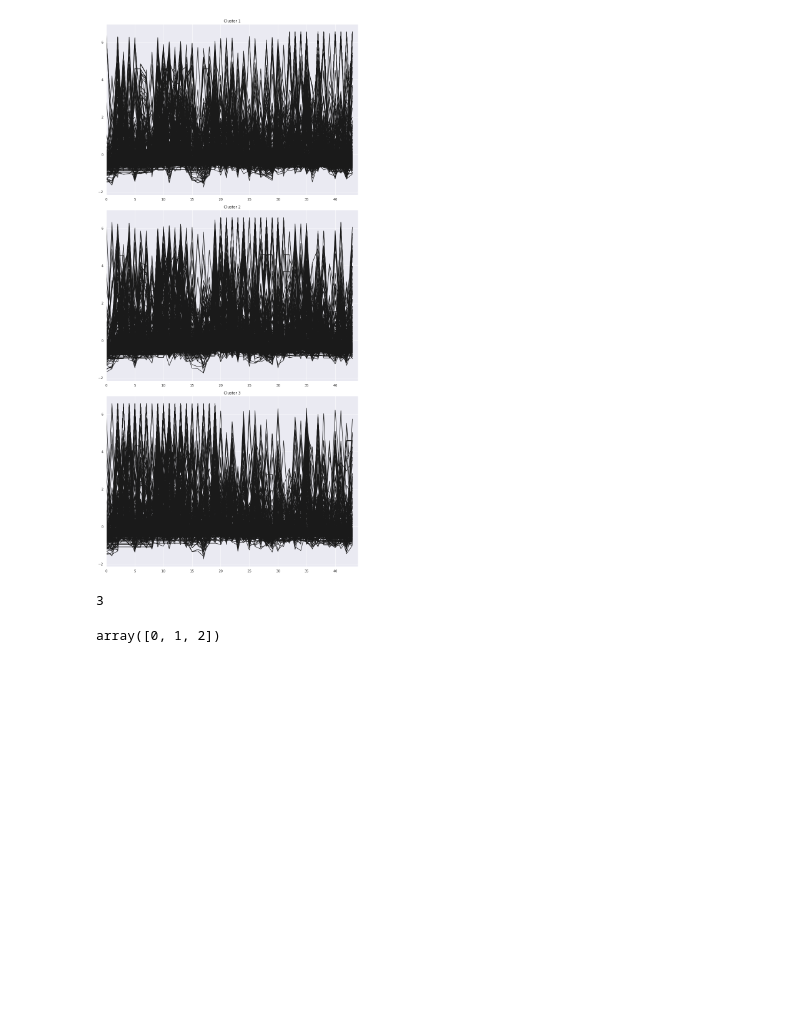
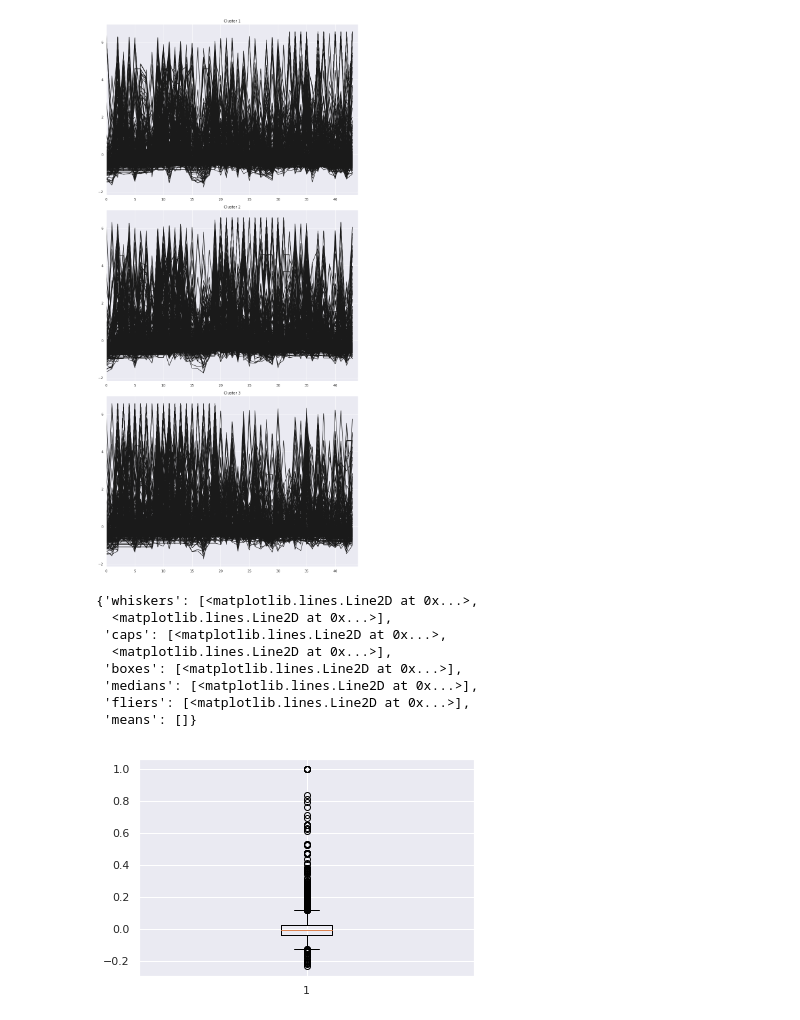
Before and after one commit to rodrigorivera/nr_clustering, a Jupyter notebook: notebooks/clustering_methods.ipynb, the cells around one changed output. Saved outputs shown, nothing was run; the diff lists cells and outputs as text; code cells hidden in the pictures; blank space fills up the shorter version.

```diff
--- a/notebooks/clustering_methods.ipynb
+++ b/notebooks/clustering_methods.ipynb
@@ -113,15 +113,32 @@ def k_shape(data_series_normalized, n_clusters=3, verbose=True, seed=0):
 
     return ks, ks.fit_predict(X_train)
 
-def compute_scores(ks, X_train, y_pred):
+def compute_scores(ks, X_train, y_pred, centroid=False):
 
     scores = []
     for yi in range(ks.n_clusters):
+        tp_list = []
         for xx in X_train[y_pred == yi]:
-            predicted = ks.cluster_centers_[yi].ravel()
-            actual = xx.ravel()
-            score = adjusted_rand_score(actual, predicted)
-            scores.append(score)
+
+            if centroid:
+                predicted = ks.cluster_centers_[yi].ravel()
+                actual = xx.ravel()
+                score = adjusted_rand_score(actual, predicted)
+                scores.append(score)
+
+            else:
+                predicted = xx.ravel()
+                tp_list.append(predicted)
+
+        if not centroid:
+            half = len(tp_list)//2
+            first_half = tp_list[:half]
+            second_half = tp_list[half:]
+
+            for i in np.arange(half):
+                score = adjusted_rand_score(first_half[i], second_half[i])
+                scores.append(score)
+
 
     return scores
     #print('score: {0} -- actual: {1} -- predicted: {2}'.format(score, actual, predicted))
@@ -192,11 +209,17 @@ Init 20
 plot_data(gak_km, X_train, y_pred, sz, gak_km.n_clusters)
 # %% [output]
 [figure]
-# %%
-gak_km.n_clusters
-# %% [output]
-3
-# %%
-np.unique(y_pred)
-# %% [output]
-array([0, 1, 2])
+# %%
+scores = compute_scores(gak_km, X_train, y_pred, centroid=False)
+# %%
+plt.boxplot(scores)
+# %% [output]
+{'whiskers': [<matplotlib.lines.Line2D at 0x...>,
+  <matplotlib.lines.Line2D at 0x...>],
+ 'caps': [<matplotlib.lines.Line2D at 0x...>,
+  <matplotlib.lines.Line2D at 0x...>],
+ 'boxes': [<matplotlib.lines.Line2D at 0x...>],
+ 'medians': [<matplotlib.lines.Line2D at 0x...>],
+ 'fliers': [<matplotlib.lines.Line2D at 0x...>],
+ 'means': []}
+[figure, added]
```
Also changed, not shown: parts of 2 cells of this notebook.
